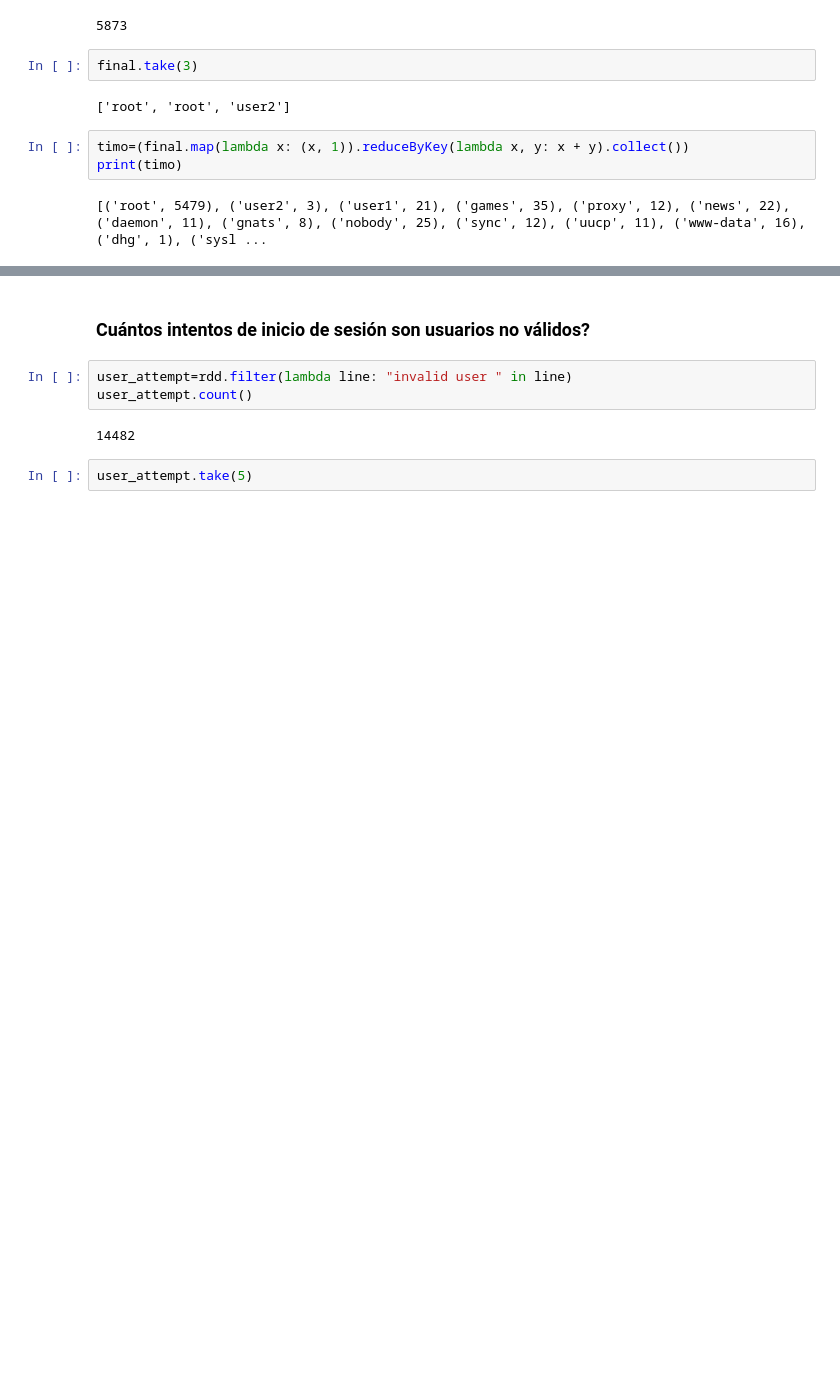
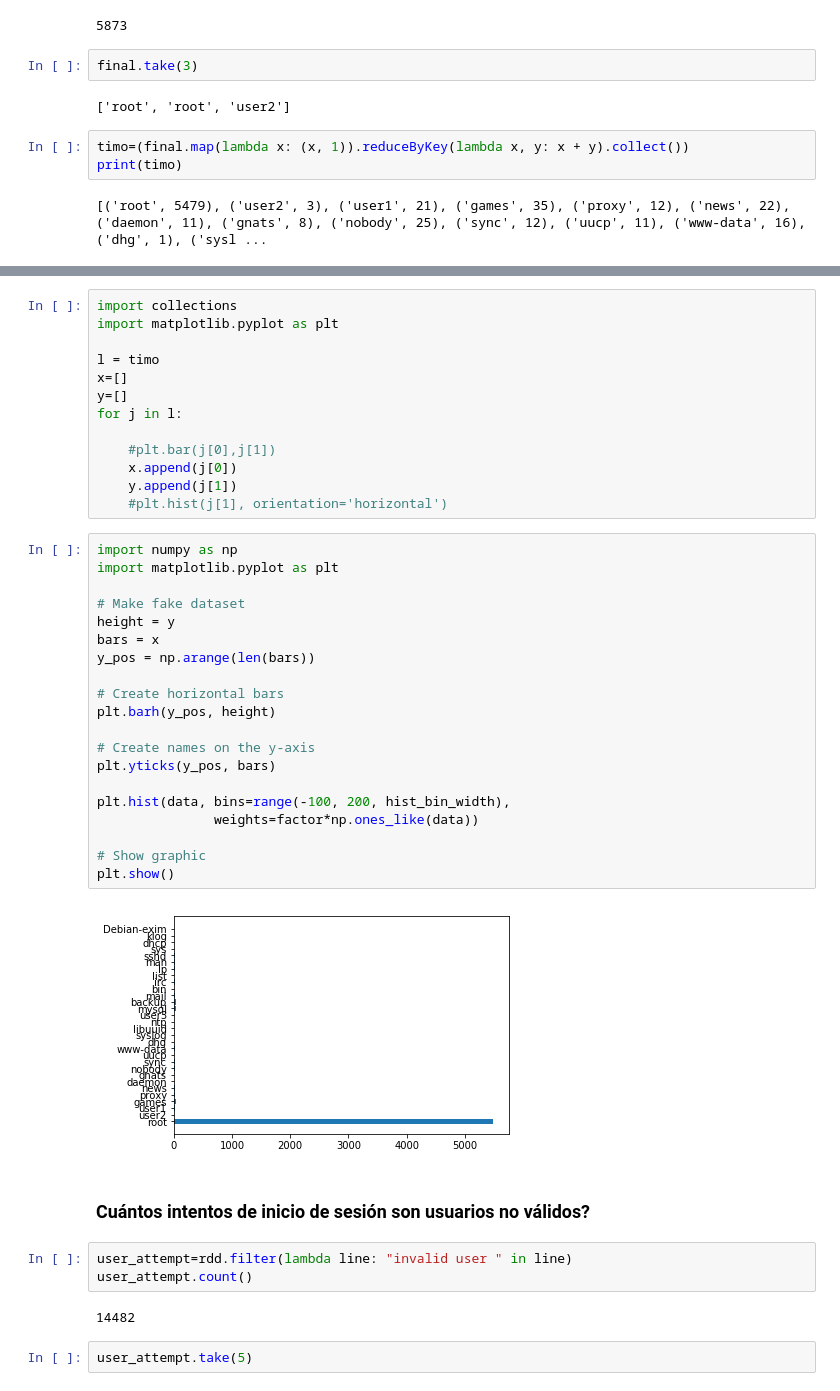
Before and after one commit to carlosbenavidez9507/Taller_Spark, a Jupyter notebook: Taller_analisis_log_spark.ipynb, the cells around one changed output, grey strips where cells are left out. Drawn from its saved outputs; the diff is of its cells as text; blank space fills up the shorter version.

```diff
--- a/Teller_analisis_log_spark.ipynb
+++ b/Taller_analisis_log_spark.ipynb
@@ -203,3 +252,38 @@ print(timo)
+# %%
+import collections
+import matplotlib.pyplot as plt
+
+l = timo
+x=[]
+y=[]
+for j in l:
+
+    #plt.bar(j[0],j[1])
+    x.append(j[0])
+    y.append(j[1])
+    #plt.hist(j[1], orientation='horizontal')
+# %%
+import numpy as np
+import matplotlib.pyplot as plt
+
+# Make fake dataset
+height = y
+bars = x
+y_pos = np.arange(len(bars))
+
+# Create horizontal bars
+plt.barh(y_pos, height)
+
+# Create names on the y-axis
+plt.yticks(y_pos, bars)
+
+plt.hist(data, bins=range(-100, 200, hist_bin_width),
+               weights=factor*np.ones_like(data))
+
+# Show graphic
+plt.show()
+# %% [output]
+[figure, added]
 # %% [markdown]
 ### Cuántos intentos de inicio de sesión son usuarios no válidos?
 # %%
```
Also changed, not shown: parts of 13 cells of this notebook.
